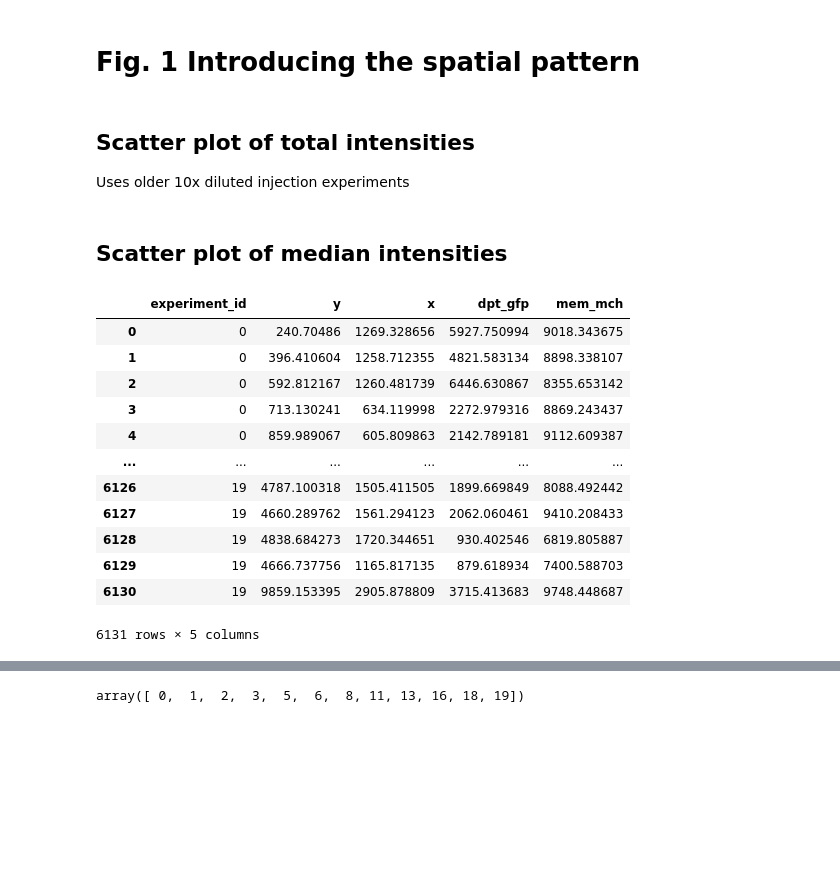
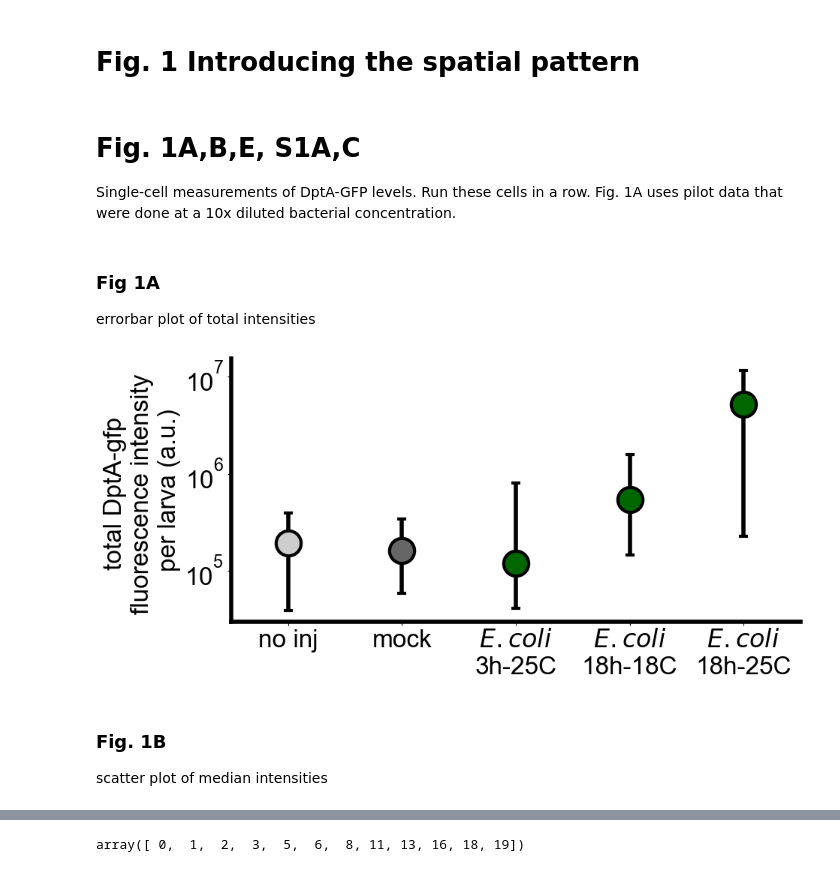
Before and after one commit to bschloma/diptericin-paper, a Jupyter notebook: Fig1-SpatialPattern.ipynb, the cells around one changed output, grey strips where cells are left out. Saved outputs shown, nothing was run; the diff lists cells and outputs as text; code cells hidden in the pictures; blank space fills up the shorter version.

Commit message:
cleaned up notebooks. modified to read data from a central supplmenetal data file folder

```diff
--- a/Fig1-SpatialPattern.ipynb
+++ b/Fig1-SpatialPattern.ipynb
@@ -13 +14,4 @@ from pathlib import Path
+# %%
+"""plot style"""
+mpl.rcParams.update(rc_params)
 # %%
@@ -42,14 +21,18 @@ def style_axes(ax, fontsize=24):
+# %%
+"""insert path to the folder of all data files here"""
+path_to_supplemental_data_files = r'/home/brandon/Documents/Code/diptericin-paper/SupplementalDataFiles_revision'
 # %% [markdown]
-## Scatter plot of total intensities
-Uses older 10x diluted injection experiments
+# Fig. 1A,B,E, S1A,C
+Single-cell measurements of DptA-GFP levels. Run these cells in a row. Fig. 1A uses pilot data that were done at a 10x diluted bacterial concentration.
 # %%
-df_eL3_24 = pd.read_pickle(r'/media/brandon/Data1/Brandon/fly_immune/diptericin_paper/manual_analysis/df_el3_24.pkl')
-df_mL3_24 = pd.read_pickle(r'/media/brandon/Data1/Brandon/fly_immune/diptericin_paper/manual_analysis/df_mL3_24.pkl')
-df_emL3_24 = pd.read_pickle(r'/media/brandon/Data1/Brandon/fly_immune/diptericin_paper/manual_analysis/df_mod_eL3_24.pkl')
-df_mock_1 = pd.read_pickle(r'/media/brandon/Data2/Brandon/fly_immune/Lightsheet_Z1/df_emL3_mock.pkl')
-df_mock_2 = pd.read_pickle(r'/media/brandon/Data1/Brandon/fly_immune/diptericin_paper/manual_analysis/df_eL3_ctl.pkl')
-df_no_inj_1 = pd.read_pickle(r'/media/brandon/Data1/Brandon/fly_immune/diptericin_paper/manual_analysis/df_mL3_24_noinj.pkl')
-df_no_inj_2 = pd.read_pickle(r'/media/brandon/Data2/Brandon/fly_immune/Lightsheet_Z1/df_emL3_noinj.pkl')
+"""load the data"""
+df_eL3_24 = pd.read_csv(path_to_supplemental_data_files + '/Fig1/ecoli_3h-25C_dil10x.csv')
+df_mL3_24 = pd.read_csv(path_to_supplemental_data_files + '/Fig1/ecoli_18h-25C_dil10x.csv')
+df_emL3_24 = pd.read_csv(path_to_supplemental_data_files + '/Fig1/ecoli_18h-18C_dil10x.csv')
+df_mock_1 = pd.read_csv(path_to_supplemental_data_files + '/Fig1/mock_18h-18C.csv')
+df_mock_2 = pd.read_csv(path_to_supplemental_data_files + '/Fig1/mock_3h-25C.csv')
+df_no_inj_1 = pd.read_csv(path_to_supplemental_data_files + '/Fig1/no_inj_18h-25C.csv')
+df_no_inj_2 = pd.read_csv(path_to_supplemental_data_files + '/Fig1/no_inj_18h-18C.csv')
 
 # combine the mocks
 tmp_df = df_mock_2.copy()
@@ -60,67 +43,57 @@ df_mock = pd.concat((df_mock_1, tmp_df), axis=0)
 tmp_df = df_no_inj_2.copy()
 tmp_df.experiment_id += df_no_inj_1.experiment_id.max() + 1
 df_no_inj = pd.concat((df_no_inj_1, tmp_df), axis=0)
+# %% [markdown]
+### Fig 1A
+errorbar plot of total intensities
 # %%
-# scatter plot of total intensities
+# plot of total intensities
 plt.figure(figsize=(10,5))
 sigma_x = 0.02
 markersize=24
 alpha=1
 
 all_dfs = [df_no_inj, df_mock, df_eL3_24, df_emL3_24, df_mL3_24]
 color_strs = ['no_inj', 'mock', 'e.coli', 'e.coli', 'e.coli']
 for i, df in enumerate(all_dfs):
     intens = df.groupby(by='experiment_id').sum().dpt_gfp.values
 
     l, m, u = np.quantile(intens, [0.25, 0.5, 0.75])
     errors = np.expand_dims(np.array([l, u]), axis=1)
 
     plt.errorbar(i, m, yerr=errors, marker='o', markerfacecolor=colors[color_strs[i]], markersize=markersize, alpha=alpha,
                 linewidth=0, elinewidth=4, ecolor='k', capsize=4, capthick=4, markeredgecolor='k', markeredgewidth=3)
     #plt.plot(i * np.ones(len(intens)) + sigma_x * np.random.normal(size=len(intens)), intens, 'ko',
            # markerfacecolor=colors[color_strs[i]], markersize=markersize, alpha=alpha)
 
 
 plt.xticks([0, 1, 2, 3, 4], labels=['no inj', 'mock', '$E. coli$ \n3h-25C', '$E.coli$ \n18h-18C', '$E.coli$ \n18h-25C'], fontsize=fontsize)
 plt.xlim([-0.5, 4.5])
-plt.ylabel('total diptericin-gfp \nfluorescence intensity \nper larva (a.u.)', fontsize=fontsize)
+plt.ylabel(f'total {dpt}-gfp \nfluorescence intensity \nper larva (a.u.)', fontsize=fontsize)
 plt.yscale('log')
 plt.minorticks_off()
 ax = style_axes(plt.gca())
+# %% [output]
+[figure, added]
 # %%
 #plt.savefig(r'/media/brandon/Data1/Brandon/fly_immune/diptericin_paper/supplemental_figures/total_dpt-gfp_by_treatment.pdf')
 # %% [markdown]
-## Scatter plot of median intensities
+### Fig. 1B
+scatter plot of median intensities
 # %%
 """high dose data"""
 # 18h-18C 24 hpi E. coli
-df_inj = pd.read_pickle(r'/media/brandon/Data2/Brandon/fly_immune/Lightsheet_Z1/df_emL3_24.pkl')
+df_inj = pd.read_csv(path_to_supplemental_data_files + '/Fig1/ecoli_18h-18C.csv')
 # 18h-18C 24 hpi mock
-df_mock = pd.read_pickle(r'/media/brandon/Data2/Brandon/fly_immune/Lightsheet_Z1/df_emL3_mock.pkl')
+df_mock = pd.read_csv(path_to_supplemental_data_files + '/Fig1/mock_18h-18C.csv')
 # 18h-18C 24 hpi no injection
-df_no = pd.read_pickle(r'/media/brandon/Data2/Brandon/fly_immune/Lightsheet_Z1/df_emL3_noinj.pkl')
+df_no = pd.read_csv(path_to_supplemental_data_files + '/Fig1/no_inj_18h-18C.csv')
 
 """older 10x diluted data"""
 # 3h-22C 24 hpi mock
-df_e_mock = pd.read_pickle(r'/media/brandon/Data1/Brandon/fly_immune/diptericin_paper/manual_analysis/df_eL3_ctl.pkl')
+df_e_mock = pd.read_csv(path_to_supplemental_data_files + '/Fig1/mock_18h-18C.csv')
 # 18h-24C 24 hpi no injection
-df_m_no = pd.read_pickle(r'/media/brandon/Data1/Brandon/fly_immune/diptericin_paper/manual_analysis/df_mL3_24_noinj.pkl')
-
-df_inj
+df_m_no =pd.read_csv(path_to_supplemental_data_files + '/Fig1/no_inj_18h-18C.csv')
-# %% [output]
-|  | experiment_id | y | x | dpt_gfp | mem_mch |
-| 0 | 0 | 240.70486 | 1269.328656 | 5927.750994 | 9018.343675 |
-| 1 | 0 | 396.410604 | 1258.712355 | 4821.583134 | 8898.338107 |
-| 2 | 0 | 592.812167 | 1260.481739 | 6446.630867 | 8355.653142 |
-| 3 | 0 | 713.130241 | 634.119998 | 2272.979316 | 8869.243437 |
-| 4 | 0 | 859.989067 | 605.809863 | 2142.789181 | 9112.609387 |
-| ... | ... | ... | ... | ... | ... |
-| 6126 | 19 | 4787.100318 | 1505.411505 | 1899.669849 | 8088.492442 |
-| 6127 | 19 | 4660.289762 | 1561.294123 | 2062.060461 | 9410.208433 |
-| 6128 | 19 | 4838.684273 | 1720.344651 | 930.402546 | 6819.805887 |
-| 6129 | 19 | 4666.737756 | 1165.817135 | 879.618934 | 7400.588703 |
-| 6130 | 19 | 9859.153395 | 2905.878809 | 3715.413683 | 9748.448687 |
-6131 rows × 5 columns
 # %%
 """threshold for dividing samples based on median intensity"""
 partial_thresh = 4000
```
Also changed, not shown: parts of 24 cells of this notebook, 15 other files.
